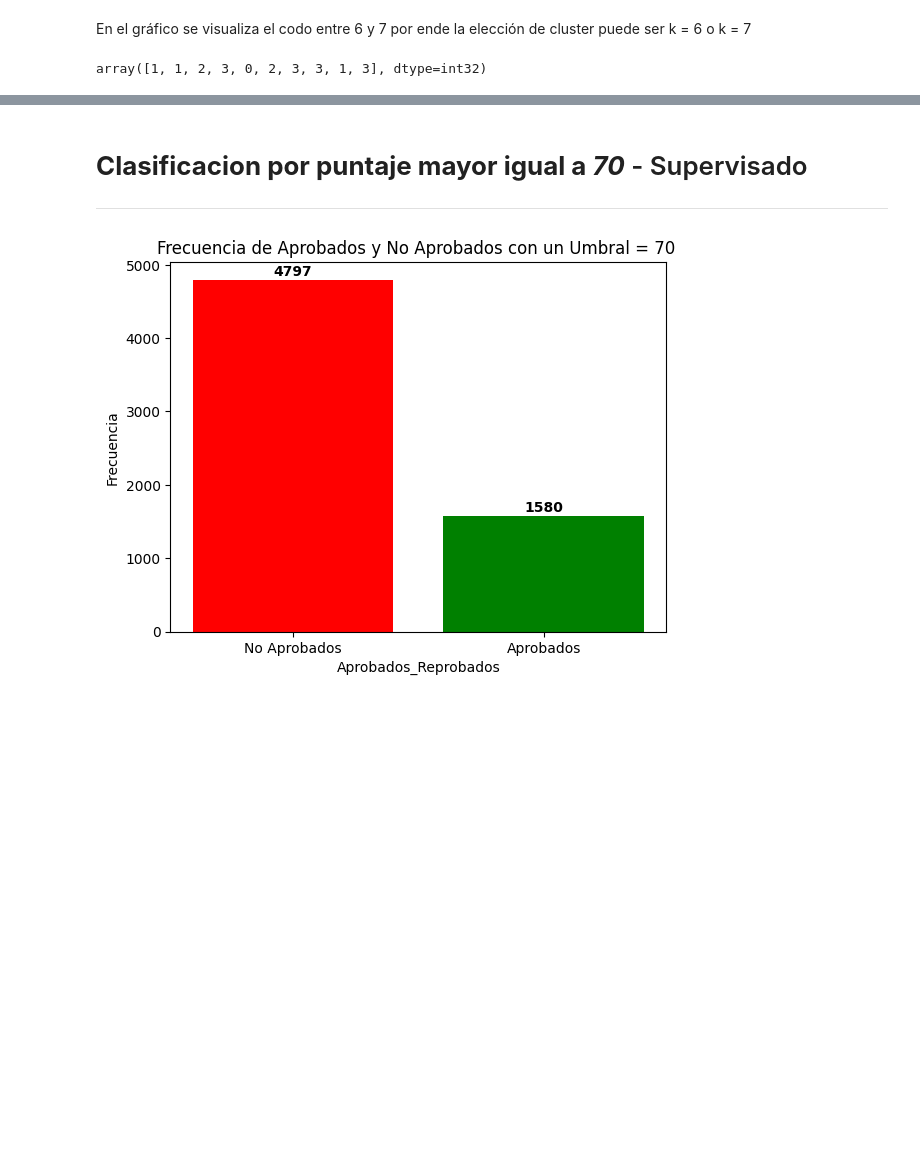
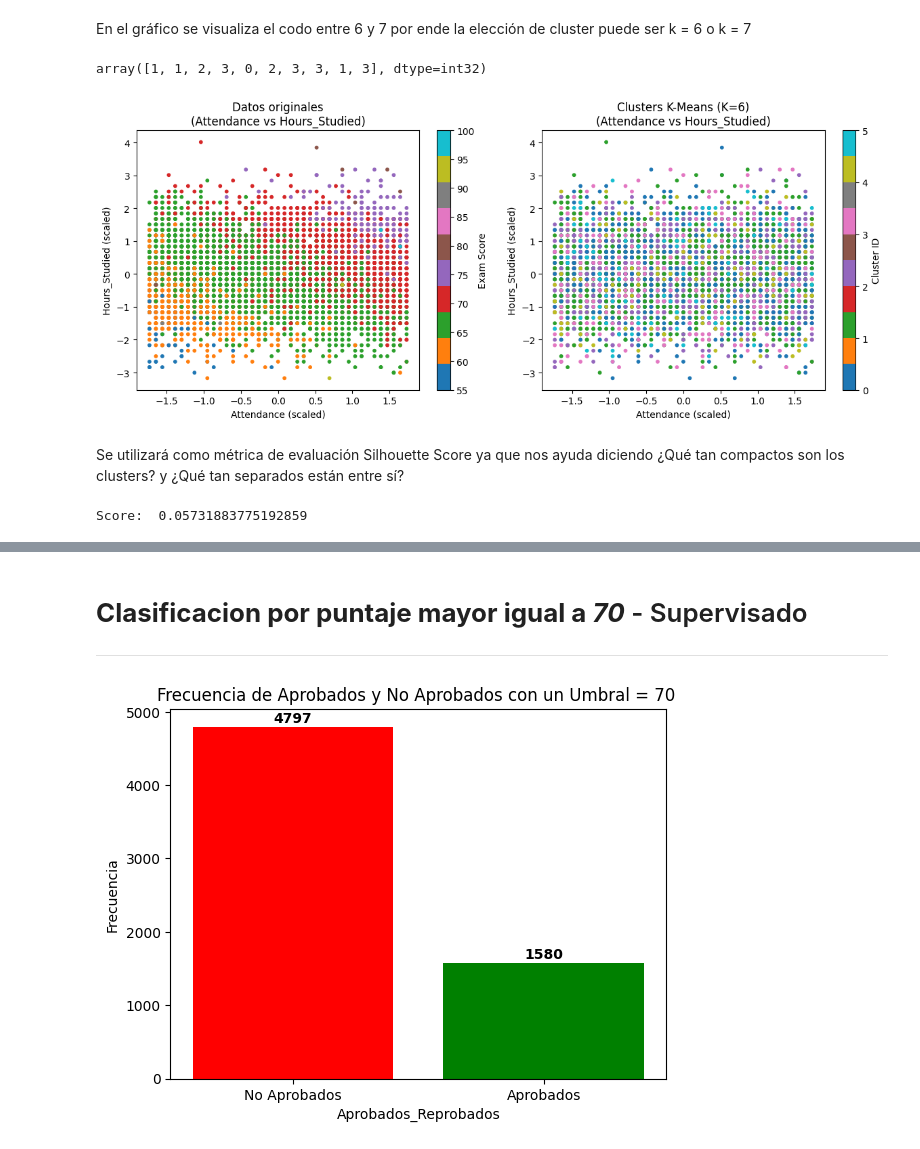
Before and after one commit to JeiGeek/ia1-LosPandas-prediccion_rendimiento_estudiantil, a Jupyter notebook: 03_Unsupervised_learning.ipynb, the cells around one changed output, grey strips where cells are left out. Drawn from its saved outputs; the diff is of its cells as text; code cells hidden in the pictures; blank space fills up the shorter version.

```diff
--- a/03_Unsupervised_learning.ipynb
+++ b/03_Unsupervised_learning.ipynb
@@ -500,3 +501,50 @@ kmeans_labels = kmeans.fit_predict(X_scaled_df)
 kmeans_labels[:10]  # ver los primeros clusters asignados
 # %% [output]
 array([1, 1, 2, 3, 0, 2, 3, 3, 1, 3], dtype=int32)
+# %%
+# @title Gráficación 2D de los datos a partir de las variables de mejor correlación
+
+fig, ax = plt.subplots(1, 2, figsize=(12, 5))
+
+# SUBPLOT 1: Datos originales
+scatter1 = ax[0].scatter(
+    X_scaled_df['Attendance'],
+    X_scaled_df['Hours_Studied'],
+    c=y,
+    cmap='tab10',
+    s=10
+)
+
+ax[0].set_title("Datos originales\n(Attendance vs Hours_Studied)")
+ax[0].set_xlabel("Attendance (scaled)")
+ax[0].set_ylabel("Hours_Studied (scaled)")
+cbar1 = fig.colorbar(scatter1, ax=ax[0])
+cbar1.set_label("Exam Score")
+
+# SUBPLOT 2: KMeans clusters
+scatter2 = ax[1].scatter(
+    X_scaled_df['Attendance'],
+    X_scaled_df['Hours_Studied'],
+    c=kmeans_labels,
+    cmap='tab10',
+    s=10
+)
+
+ax[1].set_title("Clusters K-Means (K=6)\n(Attendance vs Hours_Studied)")
+ax[1].set_xlabel("Attendance (scaled)")
+ax[1].set_ylabel("Hours_Studied (scaled)")
+cbar2 = fig.colorbar(scatter2, ax=ax[1])
+cbar2.set_label("Cluster ID")
+
+plt.tight_layout()
+plt.show()
+# %% [output]
+[figure, added]
+# %% [markdown]
+Se utilizará como métrica de evaluación Silhouette Score ya que nos ayuda diciendo ¿Qué tan compactos son los clusters? y ¿Qué tan separados están entre sí?
+# %%
+# @title Score para K-Means
+silhouette_kmeans = silhouette_score(X_scaled_df, kmeans_labels)
+print("Score: ",silhouette_kmeans)
+# %% [output]
+Score:  0.05731883775192859
```
Also changed, not shown: parts of 2 cells of this notebook.
